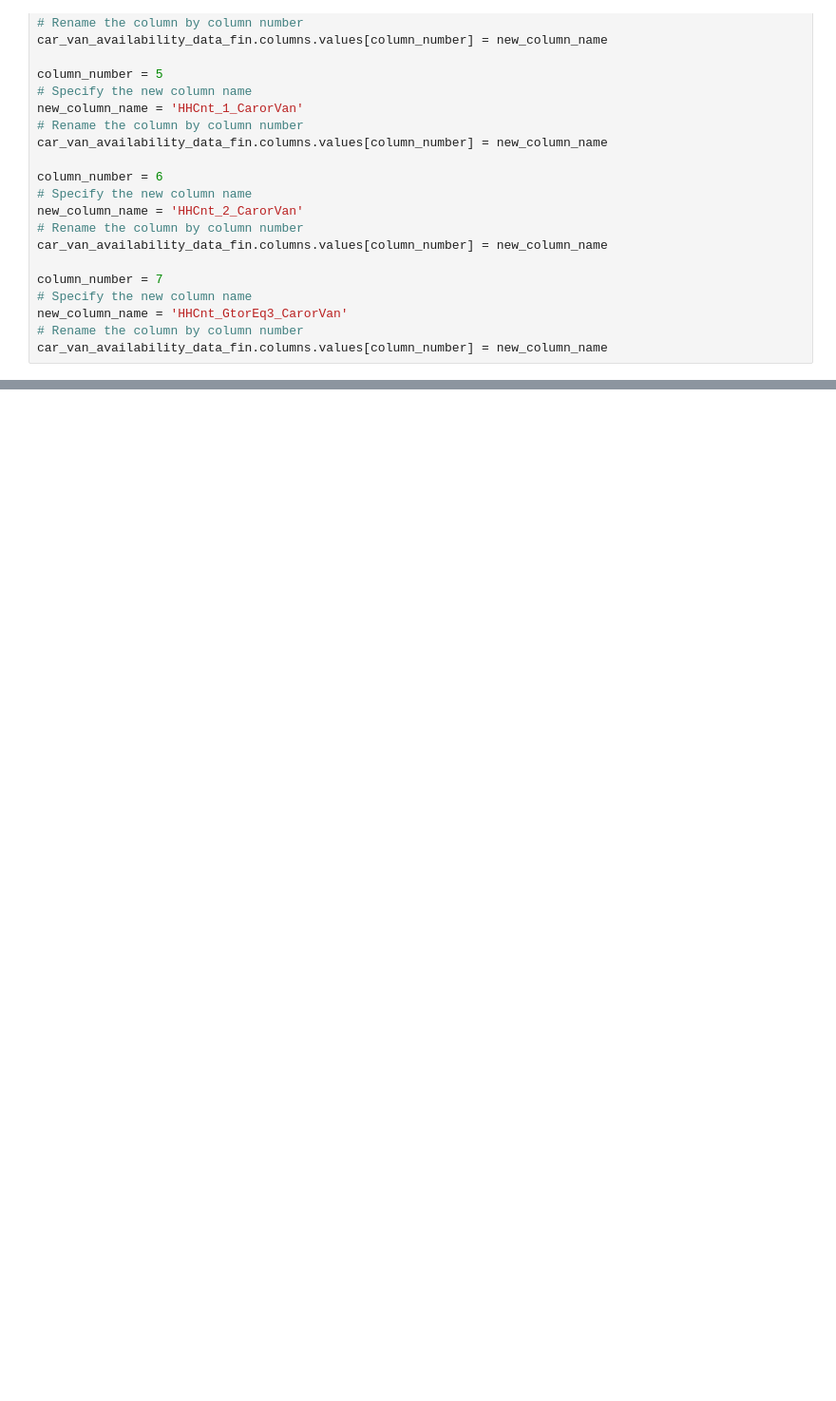
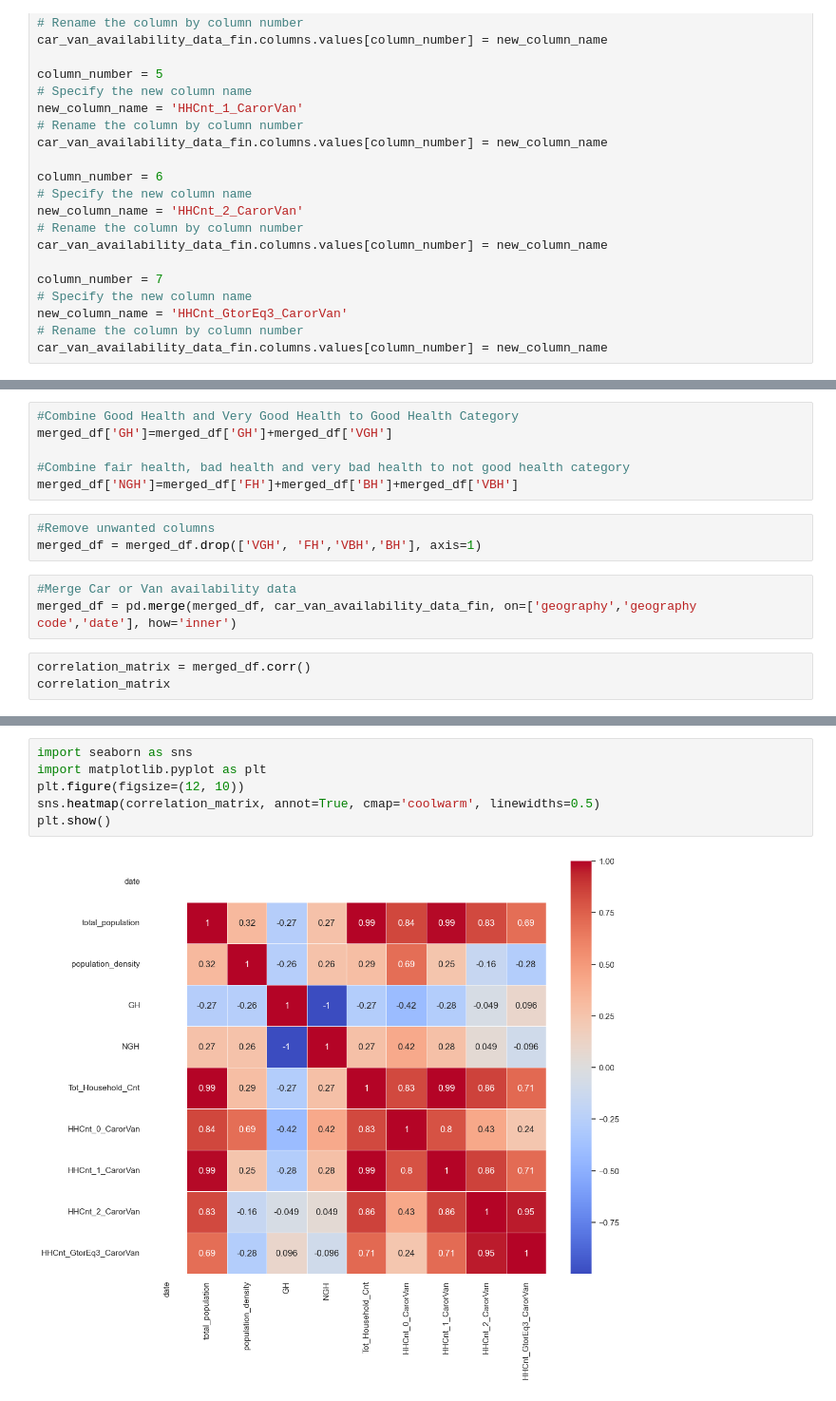
Before and after one commit to NamiJose/Dissertation, a Jupyter notebook: dataload.ipynb, the cells around one changed output, grey strips where cells are left out. Shown: that part at 95% size. Saved outputs shown, nothing was run; the diff lists cells and outputs as text; blank space fills up the shorter version.

Commit message:
Correlation between genhealth and travelmode

```diff
--- a/dataload.ipynb
+++ b/dataload.ipynb
@@ -404,0 +414,15 @@ occupation_data_fin.rename(columns=column_mapping, inplace=True)
+# %%
+#Combine Good Health and Very Good Health to Good Health Category
+merged_df['GH']=merged_df['GH']+merged_df['VGH']
+
+#Combine fair health, bad health and very bad health to not good health category
+merged_df['NGH']=merged_df['FH']+merged_df['BH']+merged_df['VBH']
+# %%
+#Remove unwanted columns
+merged_df = merged_df.drop(['VGH', 'FH','VBH','BH'], axis=1)
+# %%
+#Merge Car or Van availability data
+merged_df = pd.merge(merged_df, car_van_availability_data_fin, on=['geography','geography code','date'], how='inner')
+# %%
+correlation_matrix = merged_df.corr()
+correlation_matrix
@@ -404,0 +441,8 @@ occupation_data_fin.rename(columns=column_mapping, inplace=True)
+# %%
+import seaborn as sns
+import matplotlib.pyplot as plt
+plt.figure(figsize=(12, 10))
+sns.heatmap(correlation_matrix, annot=True, cmap='coolwarm', linewidths=0.5)
+plt.show()
+# %% [output]
+[figure, added]
```
Also changed, not shown: parts of 34 cells of this notebook, 8 other files.
